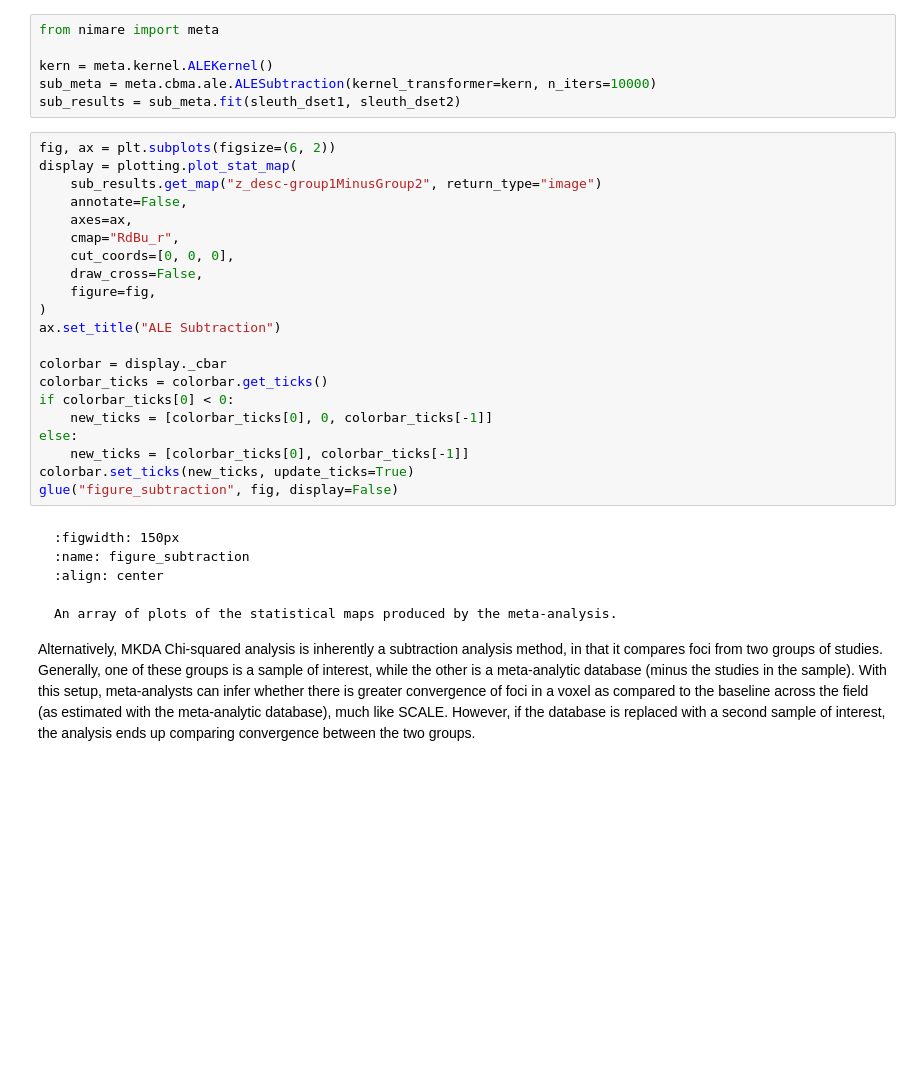
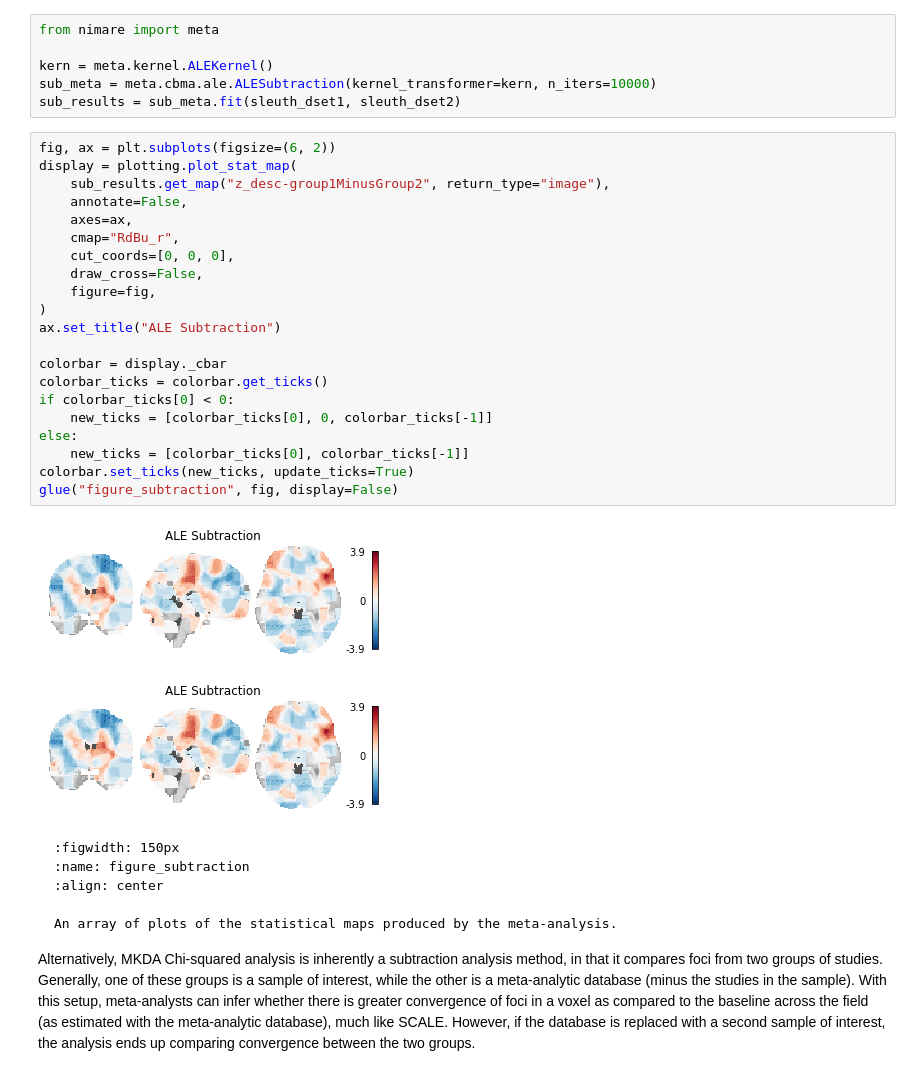
Before and after one commit to NBCLab/nimare-paper, a Jupyter notebook: content/_build/html/_sources/subtraction.ipynb, the cells around one changed output. Drawn from its saved outputs; the diff is of its cells as text; blank space fills up the shorter version.

````diff
--- a/content/_build/html/_sources/subtraction.ipynb
+++ b/content/_build/html/_sources/subtraction.ipynb
@@ -40,24 +38,27 @@ sub_results = sub_meta.fit(sleuth_dset1, sleuth_dset2)
 # %%
 fig, ax = plt.subplots(figsize=(6, 2))
 display = plotting.plot_stat_map(
-    sub_results.get_map("z_desc-group1MinusGroup2", return_type="image")
+    sub_results.get_map("z_desc-group1MinusGroup2", return_type="image"),
     annotate=False,
     axes=ax,
     cmap="RdBu_r",
     cut_coords=[0, 0, 0],
     draw_cross=False,
     figure=fig,
 )
 ax.set_title("ALE Subtraction")
 
 colorbar = display._cbar
 colorbar_ticks = colorbar.get_ticks()
 if colorbar_ticks[0] < 0:
     new_ticks = [colorbar_ticks[0], 0, colorbar_ticks[-1]]
 else:
     new_ticks = [colorbar_ticks[0], colorbar_ticks[-1]]
 colorbar.set_ticks(new_ticks, update_ticks=True)
 glue("figure_subtraction", fig, display=False)
+# %% [output]
+[figure, added]
+[figure, added]
 # %% [markdown]
 ```{glue:figure} figure_subtraction
 :figwidth: 150px
````
Also changed, not shown: parts of 1 cell of this notebook, 40 other files.
